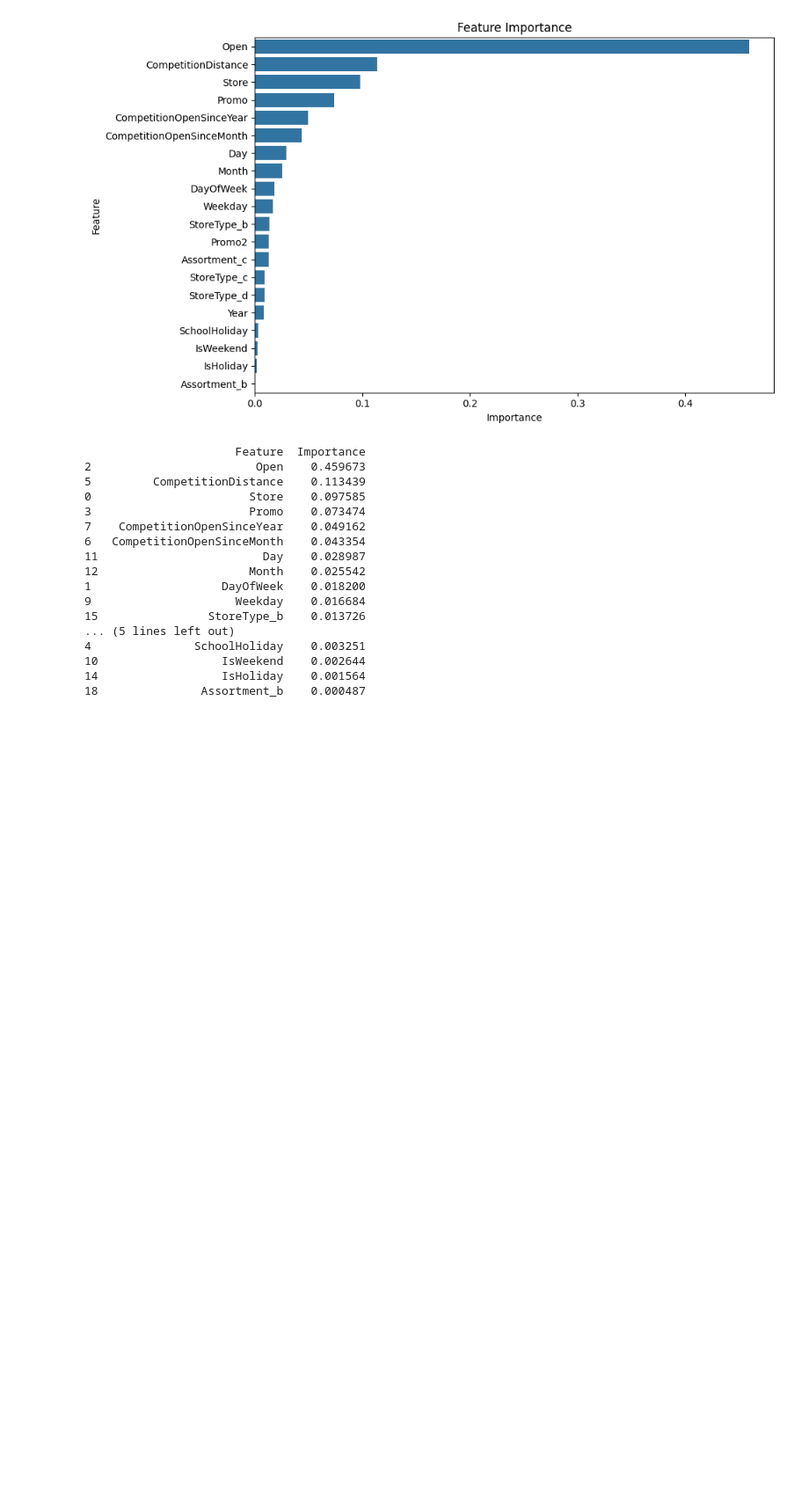
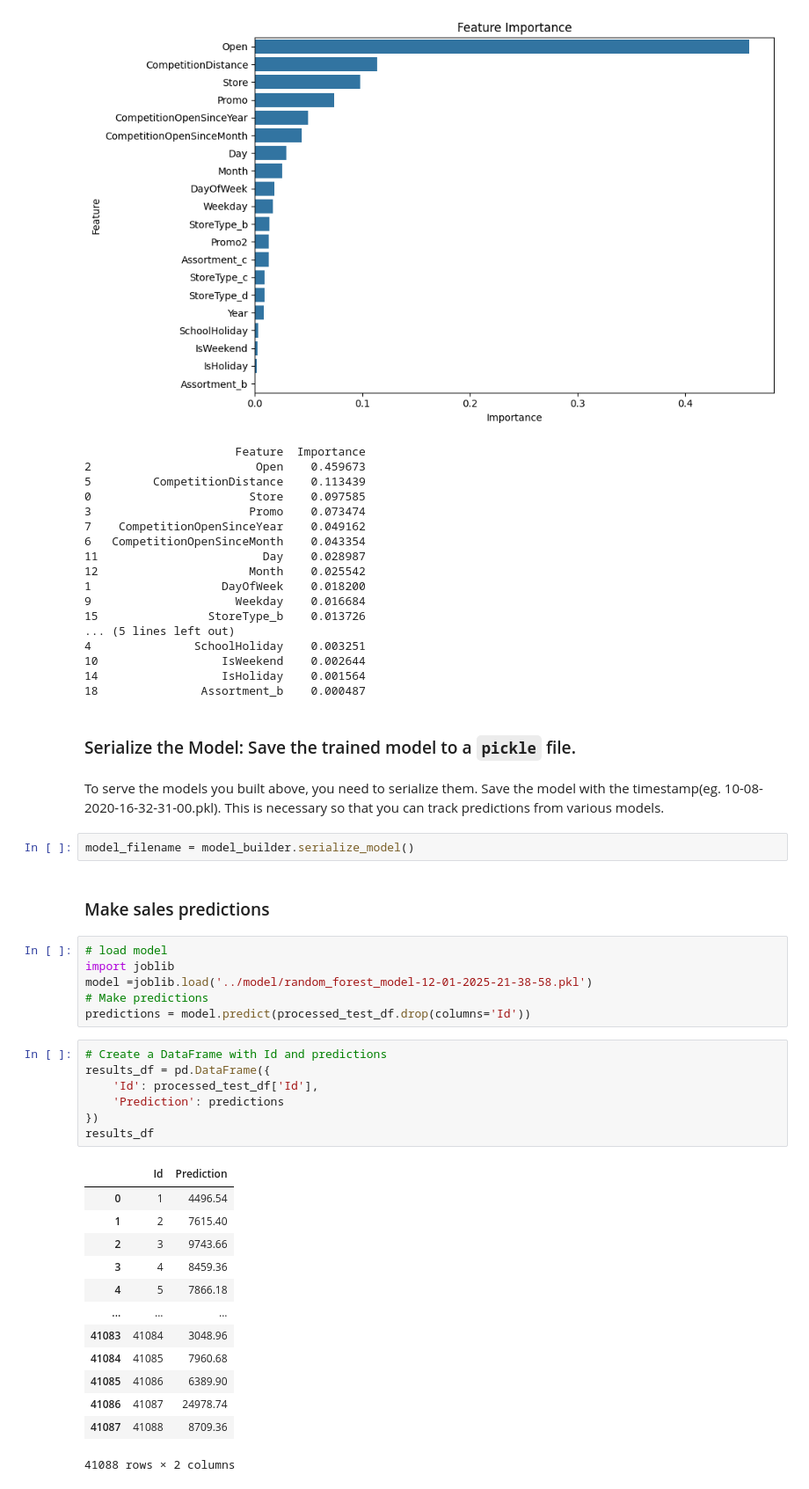
Before and after one commit to GetieBalew24/Rossmann--Sales-Prediction, a Jupyter notebook: notebooks/prediction_of_store_sales.ipynb, the cells around one changed output. Shown: that part at 88% size. Drawn from its saved outputs; the diff is of its cells as text; blank space fills up the shorter version.

Commit message:
sales predication

```diff
--- a/notebooks/prediction_of_store_sales.ipynb
+++ b/notebooks/prediction_of_store_sales.ipynb
@@ -125,3 +134,38 @@ print(importance_df)
 10                  IsWeekend    0.002644
 14                  IsHoliday    0.001564
 18               Assortment_b    0.000487
+# %% [markdown]
+### Serialize the Model: Save the trained model to a `pickle` file.
+# %% [markdown]
+To serve the models you built above, you need to serialize them. Save the model with the timestamp(eg. 10-08-2020-16-32-31-00.pkl). This is necessary so that you can track predictions from various models.
+# %%
+model_filename = model_builder.serialize_model()
+# %% [markdown]
+### Make sales predictions
+# %%
+# load model
+import joblib
+model =joblib.load('../model/random_forest_model-12-01-2025-21-38-58.pkl')
+# Make predictions
+predictions = model.predict(processed_test_df.drop(columns='Id'))
+# %%
+# Create a DataFrame with Id and predictions
+results_df = pd.DataFrame({
+    'Id': processed_test_df['Id'],
+    'Prediction': predictions
+})
+results_df
+# %% [output]
+|  | Id | Prediction |
+| 0 | 1 | 4496.54 |
+| 1 | 2 | 7615.40 |
+| 2 | 3 | 9743.66 |
+| 3 | 4 | 8459.36 |
+| 4 | 5 | 7866.18 |
+| ... | ... | ... |
+| 41083 | 41084 | 3048.96 |
+| 41084 | 41085 | 7960.68 |
+| 41085 | 41086 | 6389.90 |
+| 41086 | 41087 | 24978.74 |
+| 41087 | 41088 | 8709.36 |
+41088 rows × 2 columns
```
Also changed, not shown: parts of 4 cells of this notebook, 2 other files.
